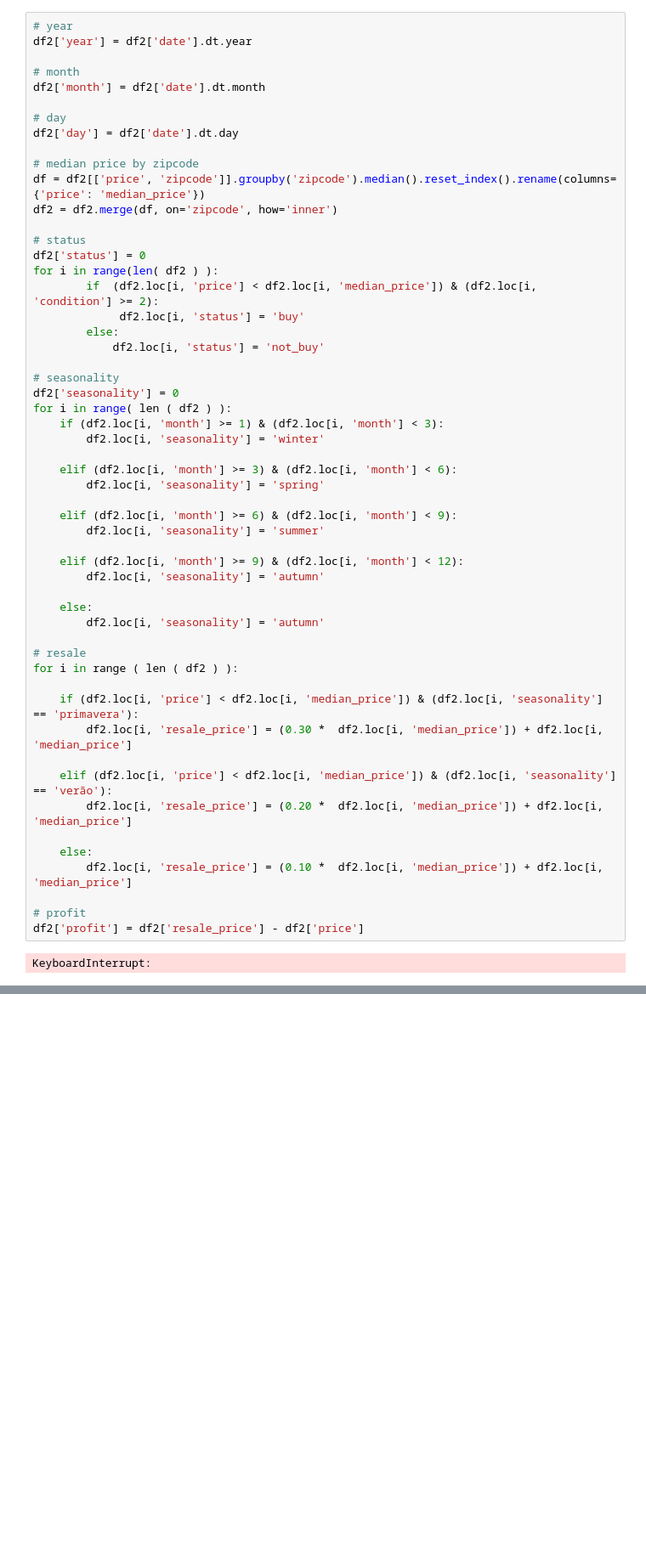
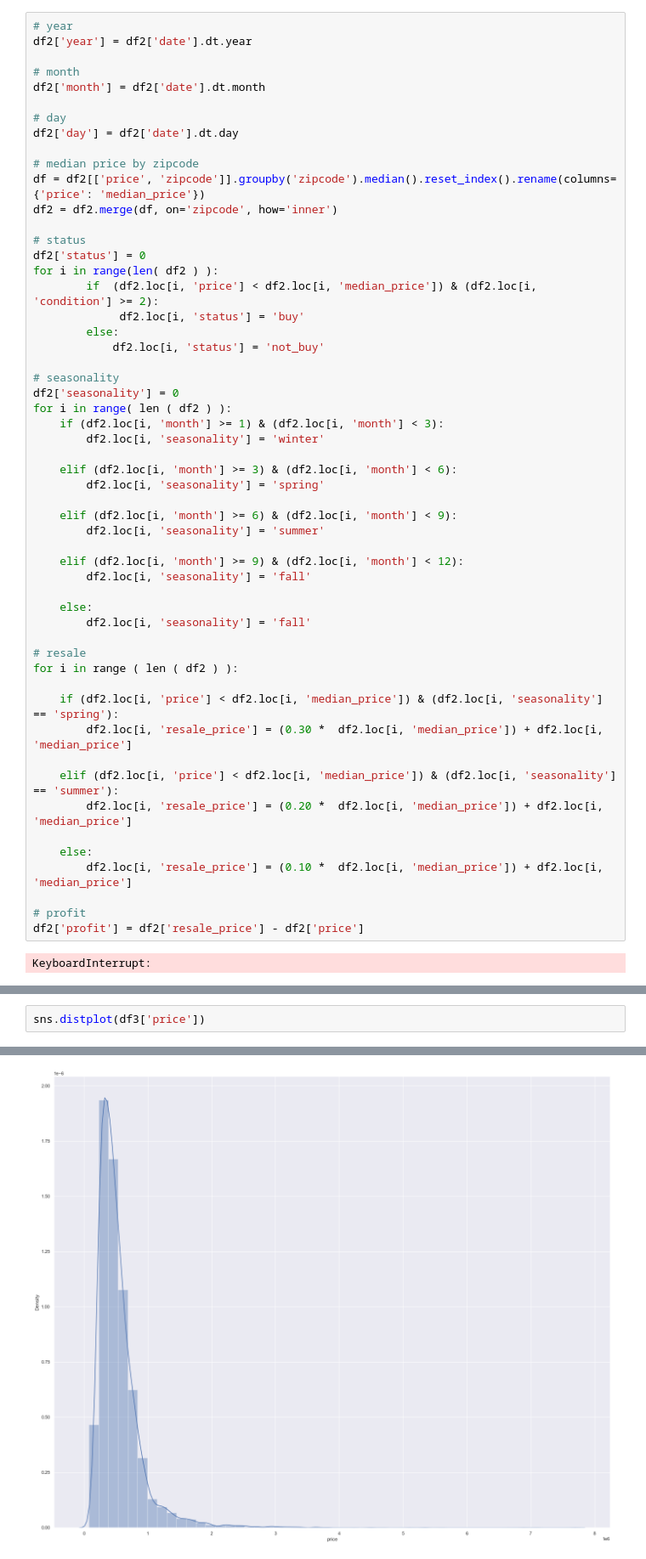
Before and after one commit to marcusbraggion/analise_exploratoria, a Jupyter notebook: house_rocket.ipynb, the cells around one changed output, grey strips where cells are left out. Shown at 85% size. Saved outputs shown, nothing was run; the diff lists cells and outputs as text; blank space fills up the shorter version.

```diff
--- a/house_rocket.ipynb
+++ b/house_rocket.ipynb
@@ -270,18 +262,18 @@ for i in range( len ( df2 ) ):
         df2.loc[i, 'seasonality'] = 'summer'
 
     elif (df2.loc[i, 'month'] >= 9) & (df2.loc[i, 'month'] < 12):
-        df2.loc[i, 'seasonality'] = 'autumn'
+        df2.loc[i, 'seasonality'] = 'fall'
 
     else:
-        df2.loc[i, 'seasonality'] = 'autumn'
+        df2.loc[i, 'seasonality'] = 'fall'
 
 # resale
 for i in range ( len ( df2 ) ):
 
-    if (df2.loc[i, 'price'] < df2.loc[i, 'median_price']) & (df2.loc[i, 'seasonality'] == 'primavera'):
+    if (df2.loc[i, 'price'] < df2.loc[i, 'median_price']) & (df2.loc[i, 'seasonality'] == 'spring'):
         df2.loc[i, 'resale_price'] = (0.30 *  df2.loc[i, 'median_price']) + df2.loc[i, 'median_price']
 
-    elif (df2.loc[i, 'price'] < df2.loc[i, 'median_price']) & (df2.loc[i, 'seasonality'] == 'verão'):
+    elif (df2.loc[i, 'price'] < df2.loc[i, 'median_price']) & (df2.loc[i, 'seasonality'] == 'summer'):
         df2.loc[i, 'resale_price'] = (0.20 *  df2.loc[i, 'median_price']) + df2.loc[i, 'median_price']
 
     else:
@@ -698,0 +349,3 @@ interactive(children=(Dropdown(description='Status', options=('buy', 'not_buy'),
+# %%
+sns.distplot(df3['price'])
+# %% [output]
@@ -698,0 +353 @@ interactive(children=(Dropdown(description='Status', options=('buy', 'not_buy'),
+[figure, added]
```
Also changed, not shown: parts of 75 cells of this notebook.
